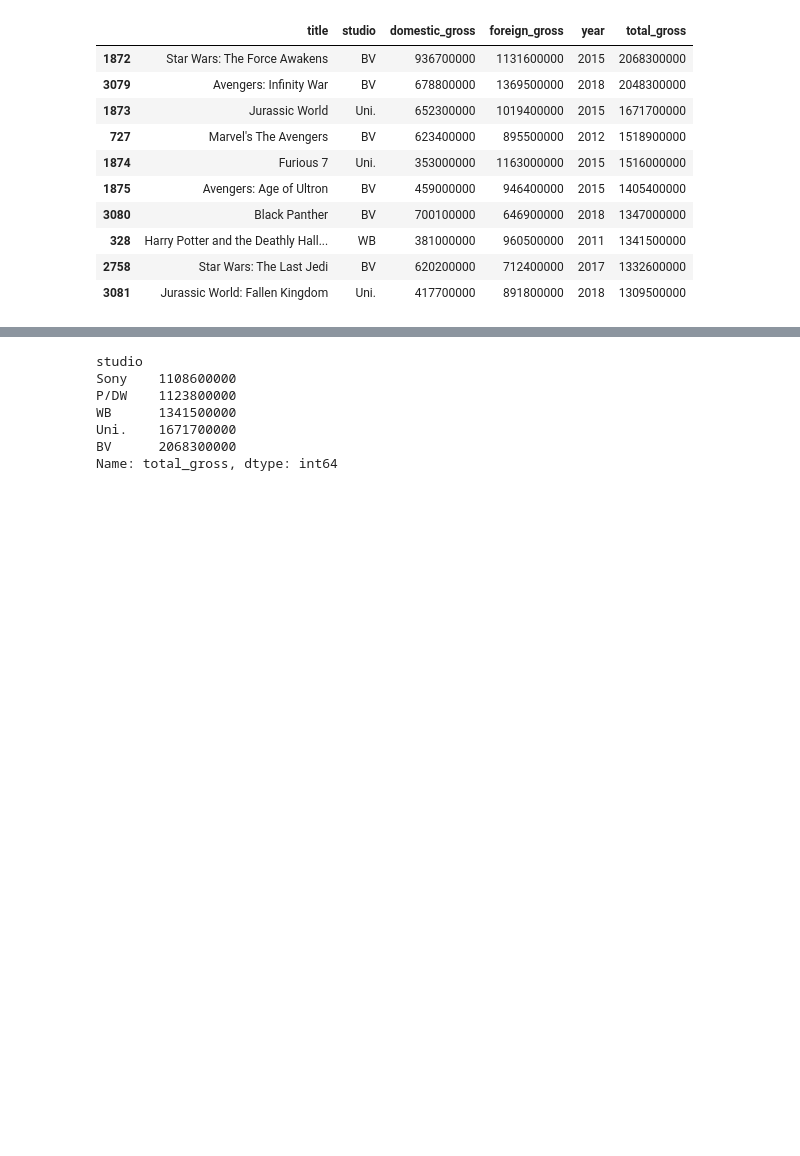
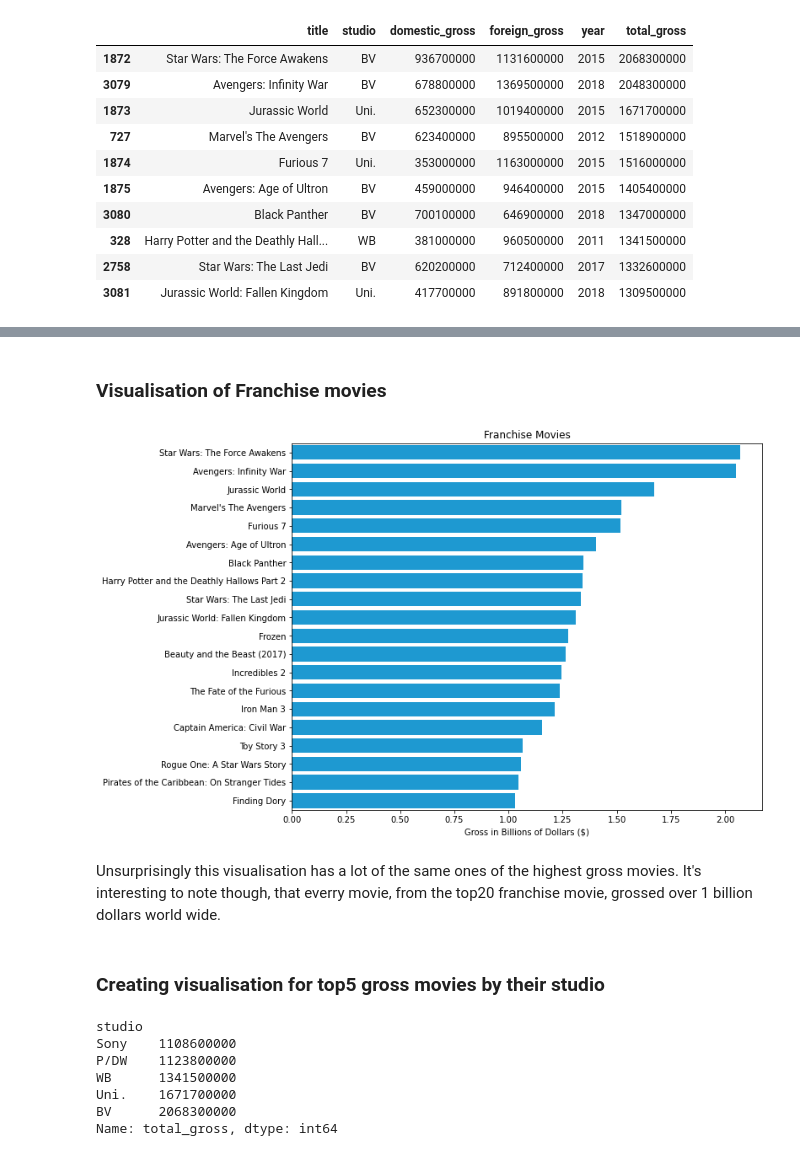
Before and after one commit to epradojr/Microsoft-Movie-Studio-Business-Proposition, a Jupyter notebook: dsc-phase1-project-marcelo.ipynb, the cells around one changed output, grey strips where cells are left out. Saved outputs shown, nothing was run; the diff lists cells and outputs as text; code cells hidden in the pictures; blank space fills up the shorter version.

```diff
--- a/dsc-phase1-project-marcelo.ipynb
+++ b/dsc-phase1-project-marcelo.ipynb
@@ -196 +229,6 @@ gross_df[gross_df['title'].str.contains('Star Wars')]
+# %%
+# Jurassic Park franchise
+jp_df = gross_df[gross_df['title'].str.contains('Jurassic')].copy()
+jp_drop = jp_df[jp_df['studio'] != 'Uni.']
+jp_df.drop(jp_drop.index, axis=0, inplace=True)
 # %%
@@ -252,0 +240,7 @@ barplot.set(title='Top 10 Highest Gross Movies', xlabel='Gross in Billions of Do
+# %%
+# Concatenating them together
+to_concat = [ff_df, jp_df, hp_df, dis_df]
+franch_df = pd.concat(to_concat)
+franch_df.drop(['domestic_gross', 'foreign_gross', 'year', 'studio'], axis=1, inplace=True)
+franch_df.set_index('title', inplace=True)
+franch_df.reset_index(inplace=True)
@@ -253,3 +256,21 @@ barplot.set(title='Top 10 Highest Gross Movies', xlabel='Gross in Billions of Do
+# %% [markdown]
+### Visualisation of Franchise movies
+# %%
+fig, ax = plt.subplots(figsize=(10,8))
+y_franch = franch_df.sort_values(by='total_gross', ascending=False)['title'][:20].values.tolist()
+x_franch = franch_df.sort_values(by='total_gross', ascending=False)['total_gross'][:20].tolist()
+
+turn_to_billions(x_franch)
+
+barplot = sns.barplot(x=x_franch, y=y_franch, data=franch_df, color='#00A4EF')
+barplot.set(title='Franchise Movies', xlabel='Gross in Billions of Dollars ($)');
+# plt.savefig('output9.png', bbox_inches='tight')
+# %% [output]
+[figure, added]
+# %% [markdown]
+Unsurprisingly this visualisation has a lot of the same ones of the highest gross movies. It's interesting to note though, that everry movie, from the top20 franchise movie, grossed over 1 billion dollars world wide.
+# %% [markdown]
+### Creating visualisation for top5 gross movies by their studio
 # %%
 gross_df.groupby(['studio'])['total_gross'].max().sort_values()[-5:]
 # %% [output]
```
Also changed, not shown: parts of 32 cells of this notebook.
